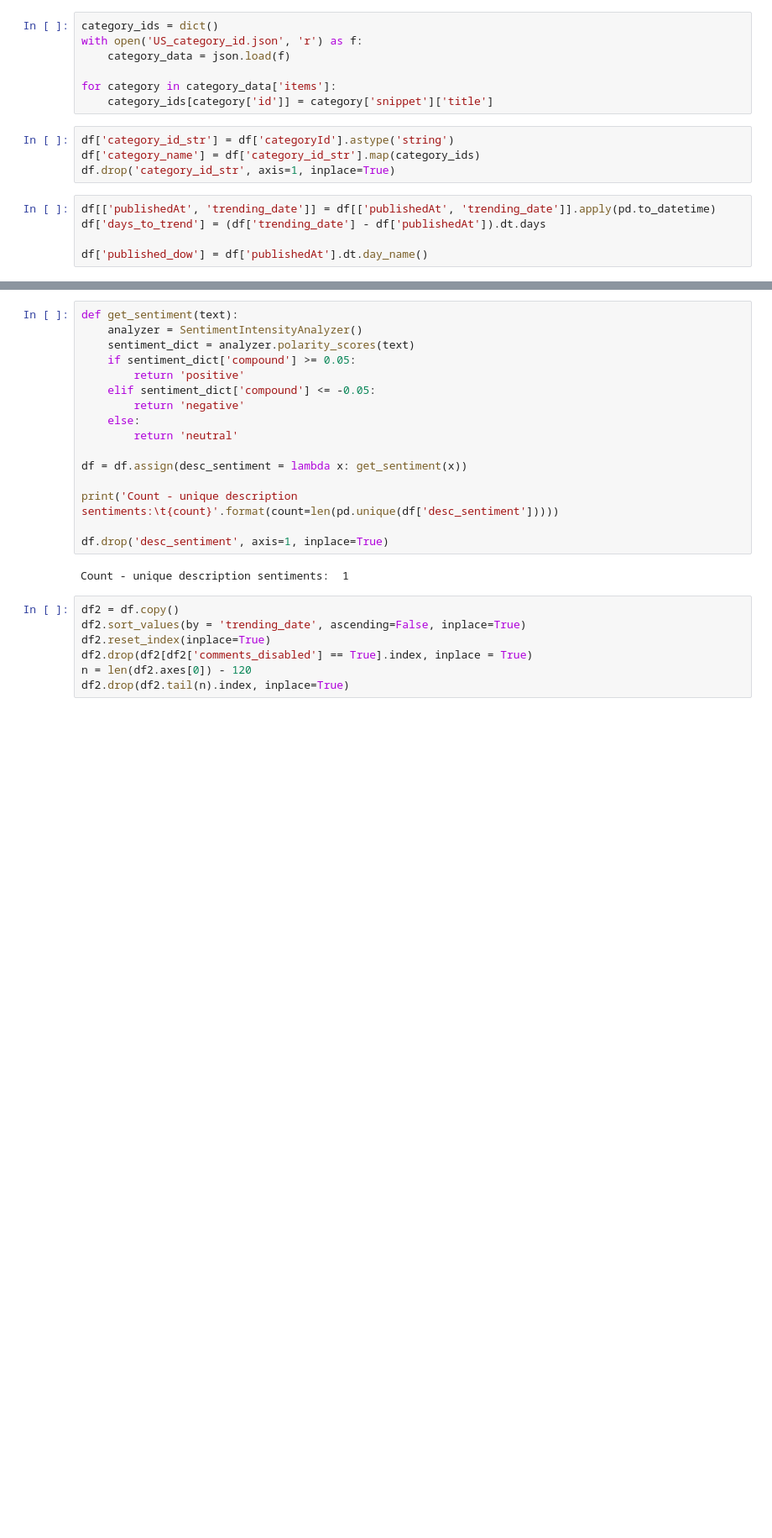
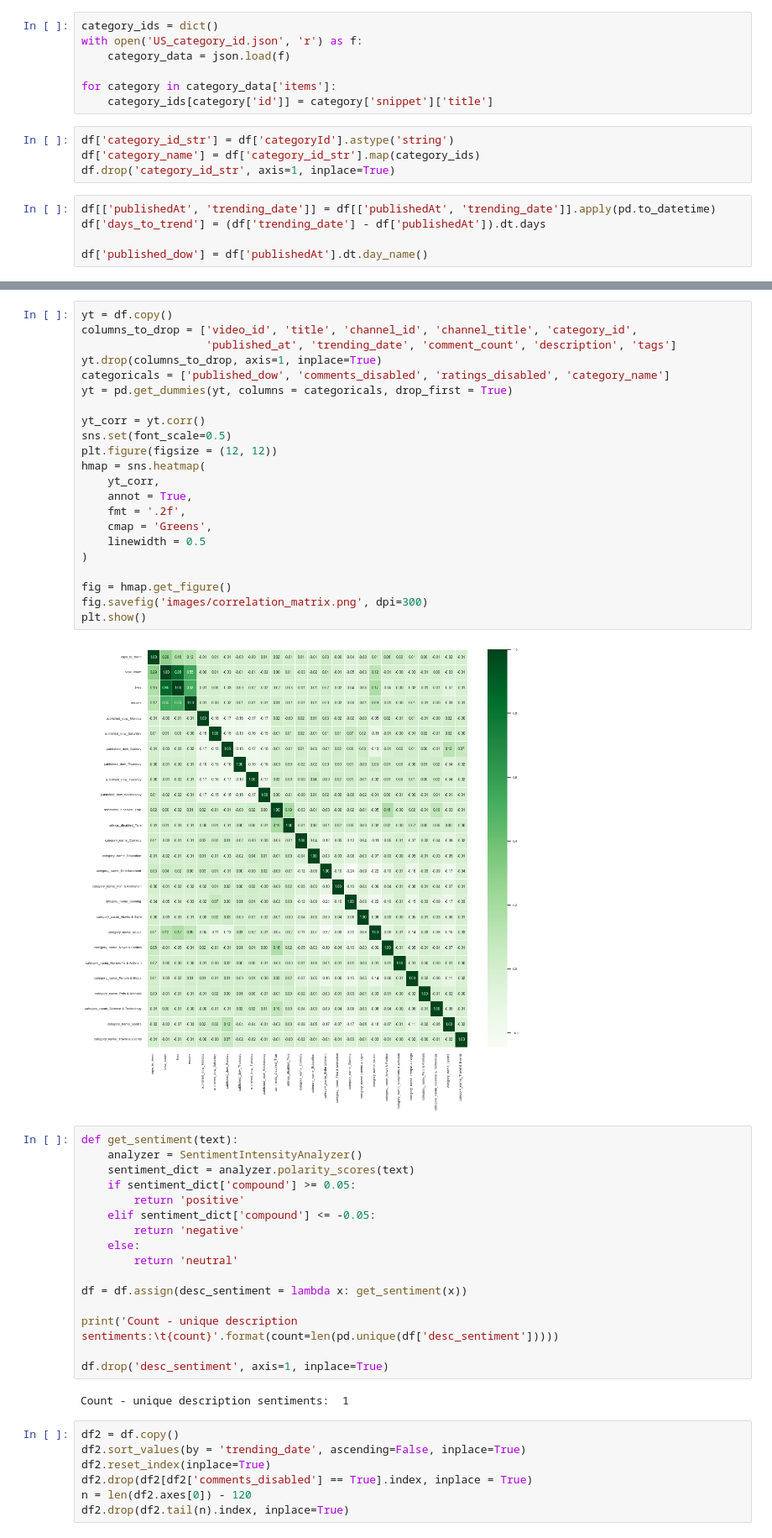
Before and after one commit to rcolby/dscapstone, a Jupyter notebook: YouTube Sentiment Analysis.ipynb, the cells around one changed output, grey strips where cells are left out. Shown at 84% size. Saved outputs shown, nothing was run; the diff lists cells and outputs as text; blank space fills up the shorter version.

```diff
--- a/YouTube Sentiment Analysis.ipynb
+++ b/YouTube Sentiment Analysis.ipynb
@@ -97,3 +121,27 @@ plt.show()
+# %%
+yt = df.copy()
+columns_to_drop = ['video_id', 'title', 'channel_id', 'channel_title', 'category_id',
+                   'published_at', 'trending_date', 'comment_count', 'description', 'tags']
+yt.drop(columns_to_drop, axis=1, inplace=True)
+categoricals = ['published_dow', 'comments_disabled', 'ratings_disabled', 'category_name']
+yt = pd.get_dummies(yt, columns = categoricals, drop_first = True)
+
+yt_corr = yt.corr()
+sns.set(font_scale=0.5)
+plt.figure(figsize = (12, 12))
+hmap = sns.heatmap(
+    yt_corr,
+    annot = True,
+    fmt = '.2f',
+    cmap = 'Greens',
+    linewidth = 0.5
+)
+
+fig = hmap.get_figure()
+fig.savefig('images/correlation_matrix.png', dpi=300)
+plt.show()
+# %% [output]
+[figure, added]
 # %%
 def get_sentiment(text):
     analyzer = SentimentIntensityAnalyzer()
```
Also changed, not shown: parts of 7 cells of this notebook.
